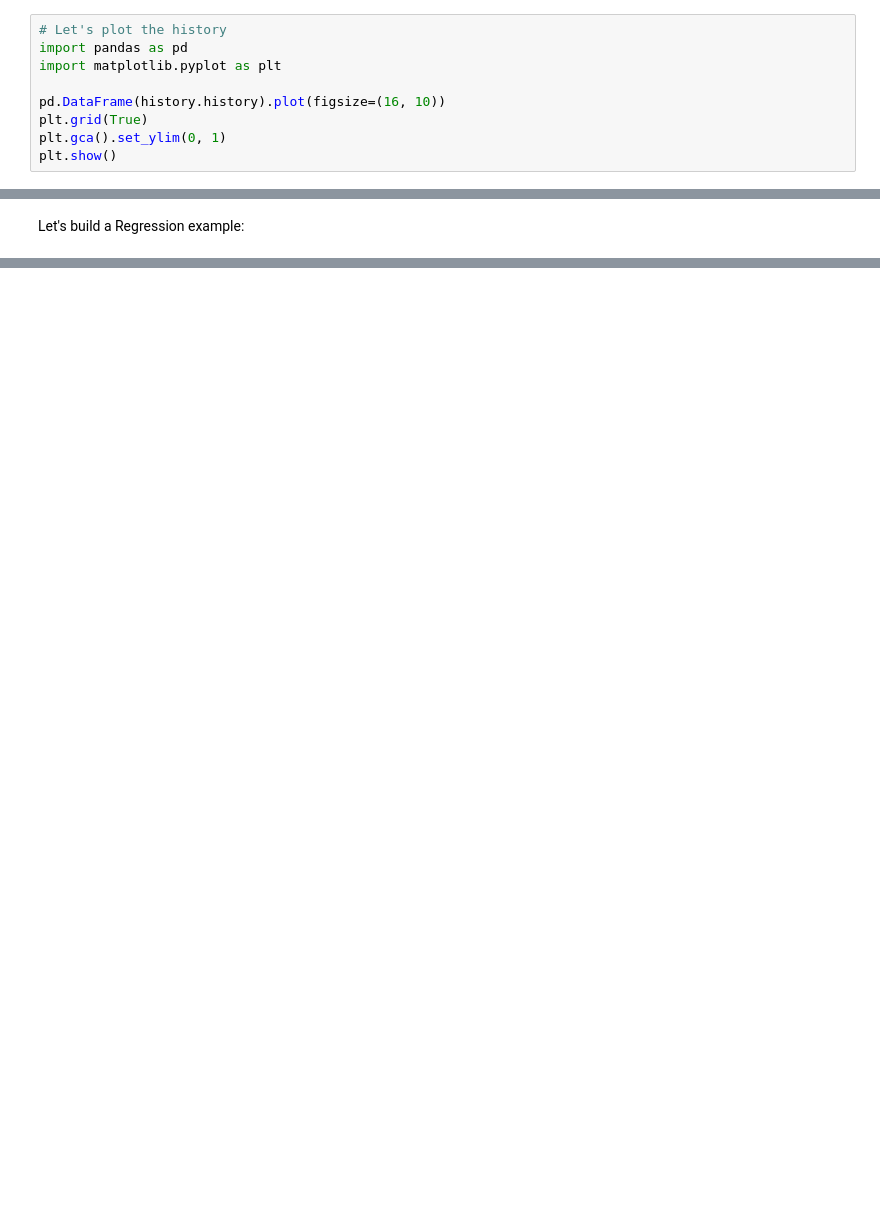
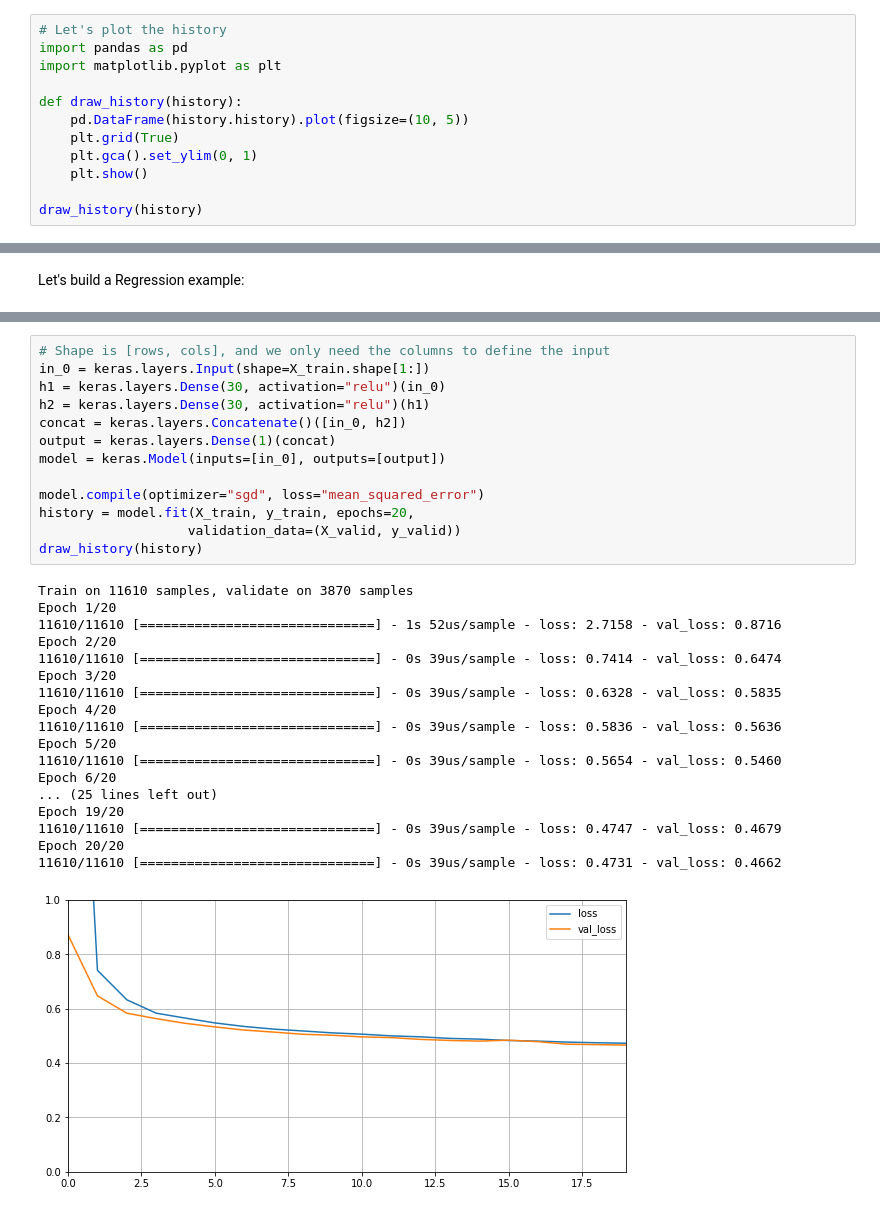
Before and after one commit to julitopower/LearnMachineLearning, a Jupyter notebook: notebooks/Aureliene_book_9781492032649/Keras-MLP.ipynb, the cells around one changed output, grey strips where cells are left out. Saved outputs shown, nothing was run; the diff lists cells and outputs as text; blank space fills up the shorter version.

Commit message:
Expanding Keras introduction notebook

```diff
--- a/notebooks/Aureliene_book_9781492032649/Keras-MLP.ipynb
+++ b/notebooks/Aureliene_book_9781492032649/Keras-MLP.ipynb
@@ -118,8 +121,11 @@ Epoch 30/30
 import pandas as pd
 import matplotlib.pyplot as plt
 
-pd.DataFrame(history.history).plot(figsize=(16, 10))
-plt.grid(True)
-plt.gca().set_ylim(0, 1)
-plt.show()
+def draw_history(history):
+    pd.DataFrame(history.history).plot(figsize=(10, 5))
+    plt.grid(True)
+    plt.gca().set_ylim(0, 1)
+    plt.show()
+
+draw_history(history)
 # %% [output]
@@ -215,0 +228,32 @@ for i in range(3):
+# %%
+# Shape is [rows, cols], and we only need the columns to define the input
+in_0 = keras.layers.Input(shape=X_train.shape[1:])
+h1 = keras.layers.Dense(30, activation="relu")(in_0)
+h2 = keras.layers.Dense(30, activation="relu")(h1)
+concat = keras.layers.Concatenate()([in_0, h2])
+output = keras.layers.Dense(1)(concat)
+model = keras.Model(inputs=[in_0], outputs=[output])
+
+model.compile(optimizer="sgd", loss="mean_squared_error")
+history = model.fit(X_train, y_train, epochs=20,
+                   validation_data=(X_valid, y_valid))
+draw_history(history)
+# %% [output]
+Train on 11610 samples, validate on 3870 samples
+Epoch 1/20
+11610/11610 [==============================] - 1s 52us/sample - loss: 2.7158 - val_loss: 0.8716
+Epoch 2/20
+11610/11610 [==============================] - 0s 39us/sample - loss: 0.7414 - val_loss: 0.6474
+Epoch 3/20
+11610/11610 [==============================] - 0s 39us/sample - loss: 0.6328 - val_loss: 0.5835
+Epoch 4/20
+11610/11610 [==============================] - 0s 39us/sample - loss: 0.5836 - val_loss: 0.5636
+Epoch 5/20
+11610/11610 [==============================] - 0s 39us/sample - loss: 0.5654 - val_loss: 0.5460
+Epoch 6/20
+... (25 lines left out)
+Epoch 19/20
+11610/11610 [==============================] - 0s 39us/sample - loss: 0.4747 - val_loss: 0.4679
+Epoch 20/20
+11610/11610 [==============================] - 0s 39us/sample - loss: 0.4731 - val_loss: 0.4662
+[figure, added]
```
Also changed, not shown: parts of 13 cells of this notebook.
